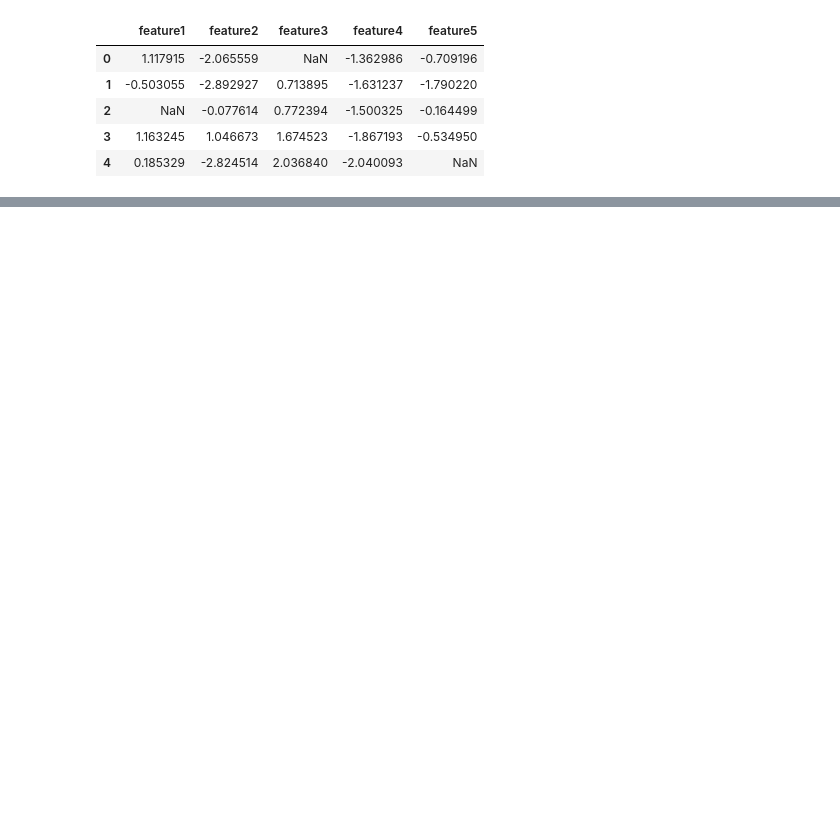
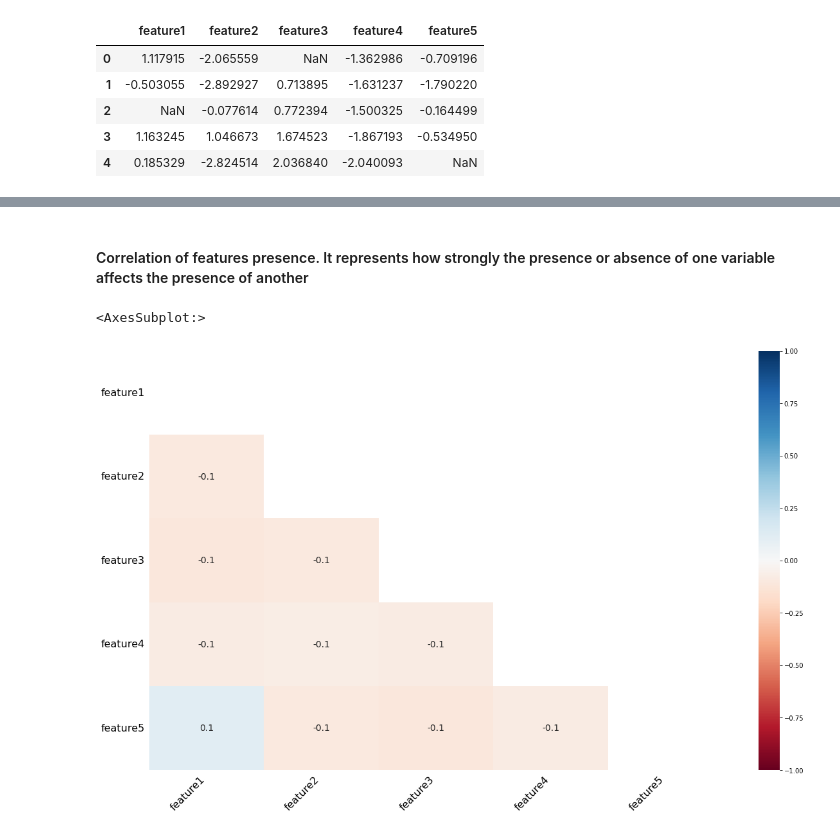
Before and after one commit to HSEDataAnalysis/LAB1_EDA, a Jupyter notebook: main.ipynb, the cells around one changed output, grey strips where cells are left out. Cells and saved outputs as stored; diff of their text form; code cells hidden in the pictures; blank space fills up the shorter version.

```diff
--- a/main.ipynb
+++ b/main.ipynb
@@ -14,0 +57,7 @@ df.head()
+# %% [markdown]
+#### Correlation of features presence. It represents how strongly the presence or absence of one variable affects the presence of another
+# %%
+msno.heatmap(df)
+# %% [output]
+<AxesSubplot:>
+[figure, added]
```
Also changed, not shown: parts of 9 cells of this notebook, 1 other file.
